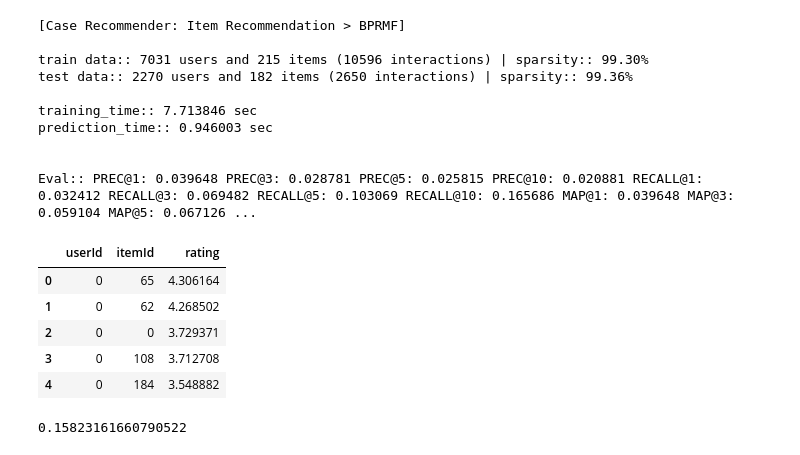
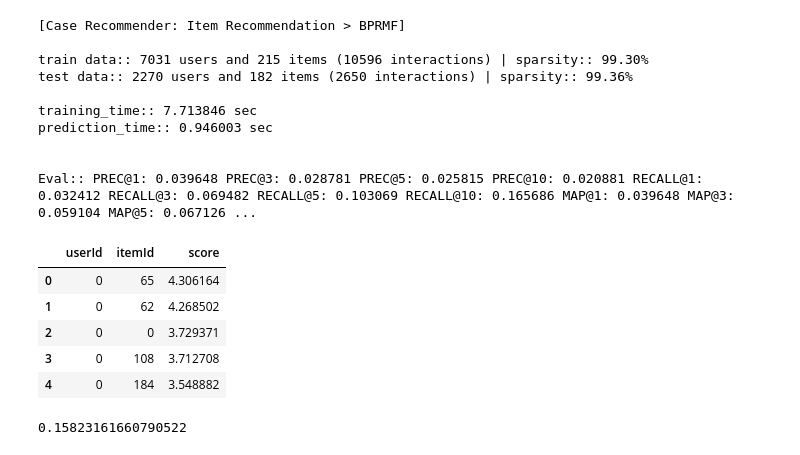
Before and after one commit to ciziks/recommender-steam-catalogue, a Jupyter notebook: Recomendadores/Sistema.ipynb, the cells around one changed output. Saved outputs shown, nothing was run; the diff lists cells and outputs as text; code cells hidden in the pictures.

```diff
--- a/Recomendadores/Sistema.ipynb
+++ b/Recomendadores/Sistema.ipynb
@@ -273,10 +316,10 @@ prediction_time:: 0.946003 sec
 
 Eval:: PREC@1: 0.039648 PREC@3: 0.028781 PREC@5: 0.025815 PREC@10: 0.020881 RECALL@1: 0.032412 RECALL@3: 0.069482 RECALL@5: 0.103069 RECALL@10: 0.165686 MAP@1: 0.039648 MAP@3: 0.059104 MAP@5: 0.067126 ...
 # %%
-result_BPRMF = pd.read_csv('result_BPRMF.dat', sep='\t', names=['userId', 'itemId', 'rating'])
+result_BPRMF = pd.read_csv('result_BPRMF.dat', sep='\t', names=['userId', 'itemId', 'score'])
 result_BPRMF.head()
 # %% [output]
-|  | userId | itemId | rating |
+|  | userId | itemId | score |
 | 0 | 0 | 65 | 4.306164 |
 | 1 | 0 | 62 | 4.268502 |
 | 2 | 0 | 0 | 3.729371 |
```
Also changed, not shown: parts of 9 cells of this notebook, 6 other files.
